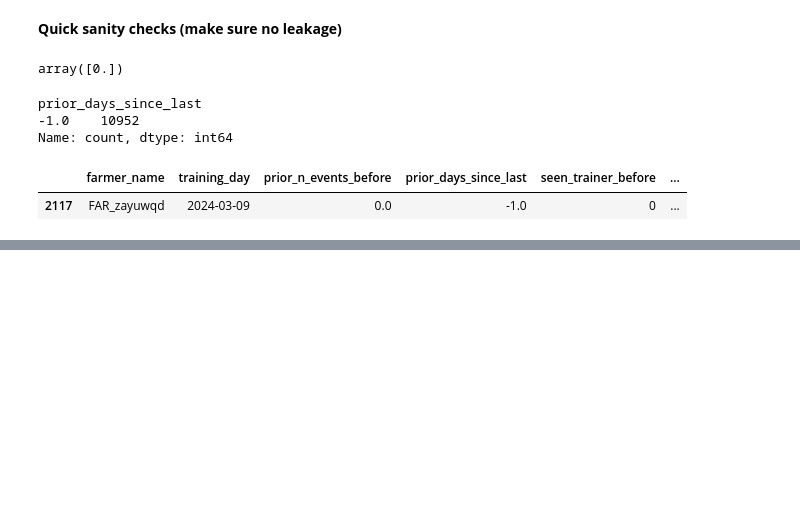
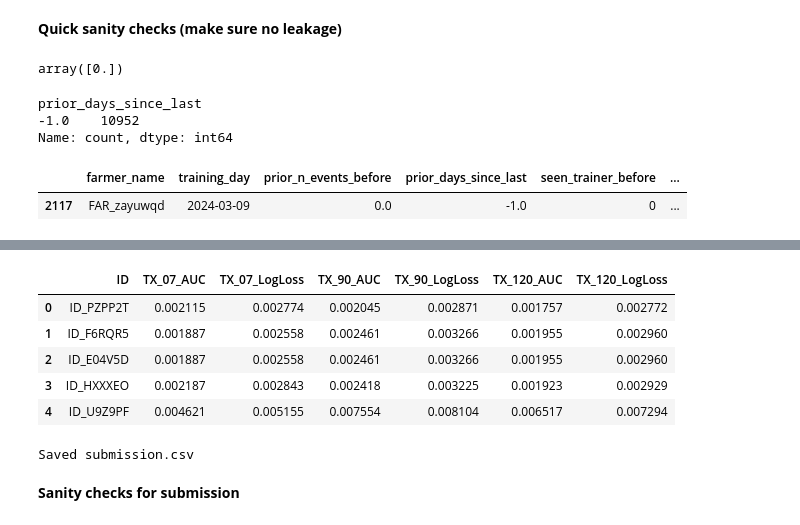
Before and after one commit to theerealhenry/DigiCow-ML-Project, a Jupyter notebook: Project DigiCow.ipynb, the cells around one changed output, grey strips where cells are left out. Cells and saved outputs as stored; diff of their text form; code cells hidden in the pictures; blank space fills up the shorter version.

```diff
--- a/Project DigiCow.ipynb
+++ b/Project DigiCow.ipynb
@@ -975,0 +1192,30 @@ train_merged.loc[train_merged["farmer_name"]==f, cols_show].sort_values("trainin
+# %%
+# Build the submission file
+
+sub = pd.DataFrame({
+    "ID": test_merged["ID"],  # ensure this exists
+    "TX_07_AUC": preds_auc["07"],
+    "TX_07_LogLoss": preds_ll["07"],
+    "TX_90_AUC": preds_auc["90"],
+    "TX_90_LogLoss": preds_ll["90"],
+    "TX_120_AUC": preds_auc["120"],
+    "TX_120_LogLoss": preds_ll["120"],
+})
+
+sub.head()
+# %% [output]
+|  | ID | TX_07_AUC | TX_07_LogLoss | TX_90_AUC | TX_90_LogLoss | TX_120_AUC | TX_120_LogLoss |
+| 0 | ID_PZPP2T | 0.002115 | 0.002774 | 0.002045 | 0.002871 | 0.001757 | 0.002772 |
+| 1 | ID_F6RQR5 | 0.001887 | 0.002558 | 0.002461 | 0.003266 | 0.001955 | 0.002960 |
+| 2 | ID_E04V5D | 0.001887 | 0.002558 | 0.002461 | 0.003266 | 0.001955 | 0.002960 |
+| 3 | ID_HXXXEO | 0.002187 | 0.002843 | 0.002418 | 0.003225 | 0.001923 | 0.002929 |
+| 4 | ID_U9Z9PF | 0.004621 | 0.005155 | 0.007554 | 0.008104 | 0.006517 | 0.007294 |
+# %%
+# Save submission
+
+sub.to_csv("submission.csv", index=False)
+print("Saved submission.csv")
+# %% [output]
+Saved submission.csv
+# %% [markdown]
+**Sanity checks for submission**
```
Also changed, not shown: parts of 14 cells of this notebook, 5 other files.
